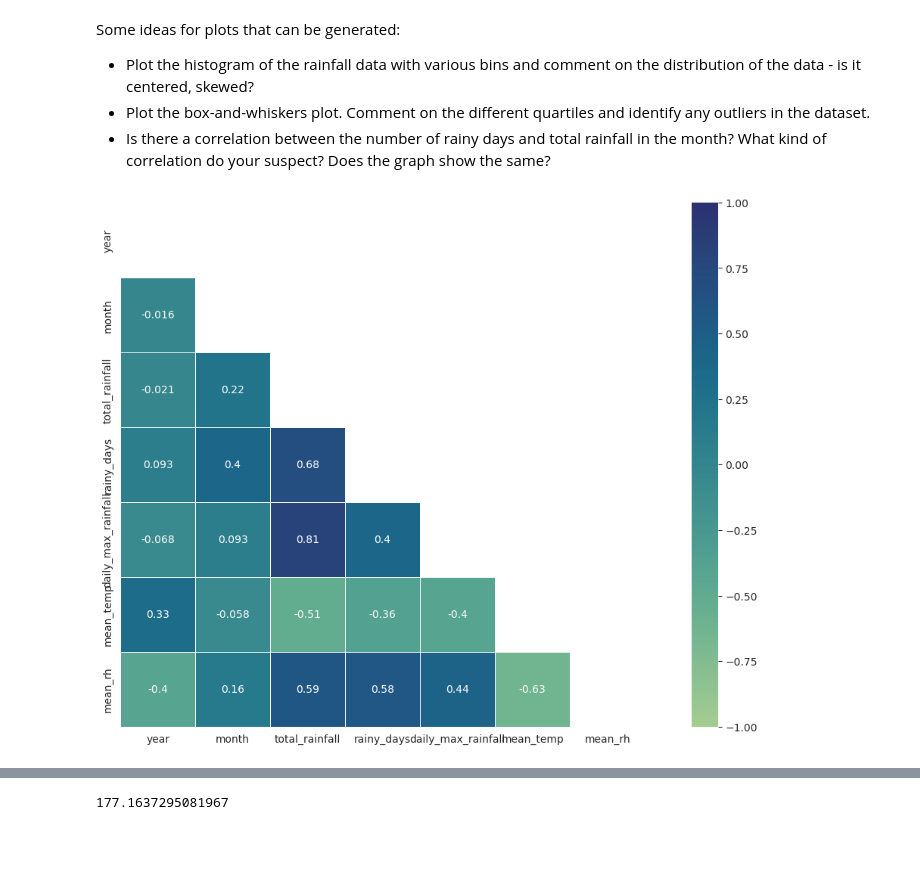
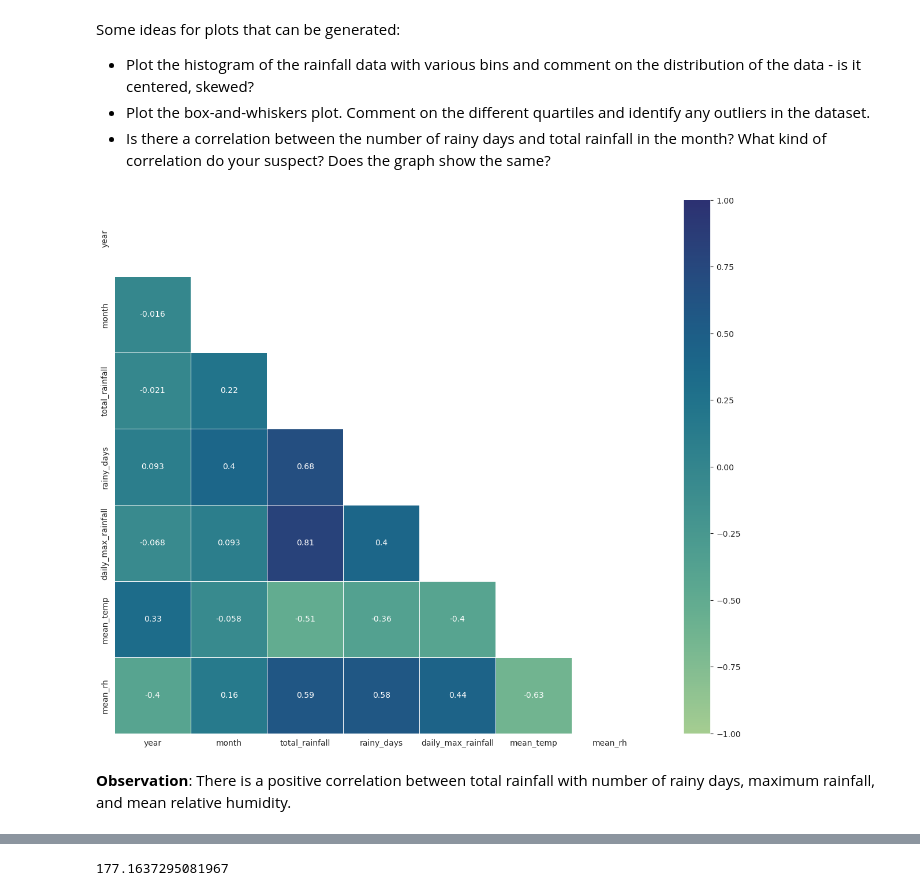
Before and after one commit to lishing/ga_project1_dsif9, a Jupyter notebook: code/starter-code.ipynb, the cells around one changed output, grey strips where cells are left out. Saved outputs shown, nothing was run; the diff lists cells and outputs as text; code cells hidden in the pictures; blank space fills up the shorter version.

```diff
--- a/code/starter-code.ipynb
+++ b/code/starter-code.ipynb
@@ -891,20 +890,22 @@ Some ideas for plots that can be generated:
 # %%
 # find out corr between highest daily rainfall and max rainfall
 
-plt.figure(figsize = (16,9))
+plt.figure(figsize = (16,12))
 
 # Get correlation of variables.
 corr = merged_df.corr()
 
 # Set up mask to be "True" in the upper triangle. this is to reduce the number of 'squares' seen in the correlation heatmap
 mask = np.zeros_like(corr)
 mask[np.triu_indices_from(mask)] = True
 
 # Plot our correlation heatmap, while masking the upper triangle to be white.
 with sns.axes_style("white"):
     sns.heatmap(corr, mask = mask, square = True, annot = True, vmin = -1, vmax = 1, linewidths = .5, cmap='crest')
 # %% [output]
-[figure, old version]
+[figure, new version]
+# %% [markdown]
+**Observation**: There is a positive correlation between total rainfall with number of rainy days, maximum rainfall, and mean relative humidity.
 # %%
 # histrogram of the total rainfall in mm
 sns.histplot(merged_df['total_rainfall'], bins = 25, kde = True);
```
Also changed, not shown: parts of 46 cells of this notebook, 2 other files.
